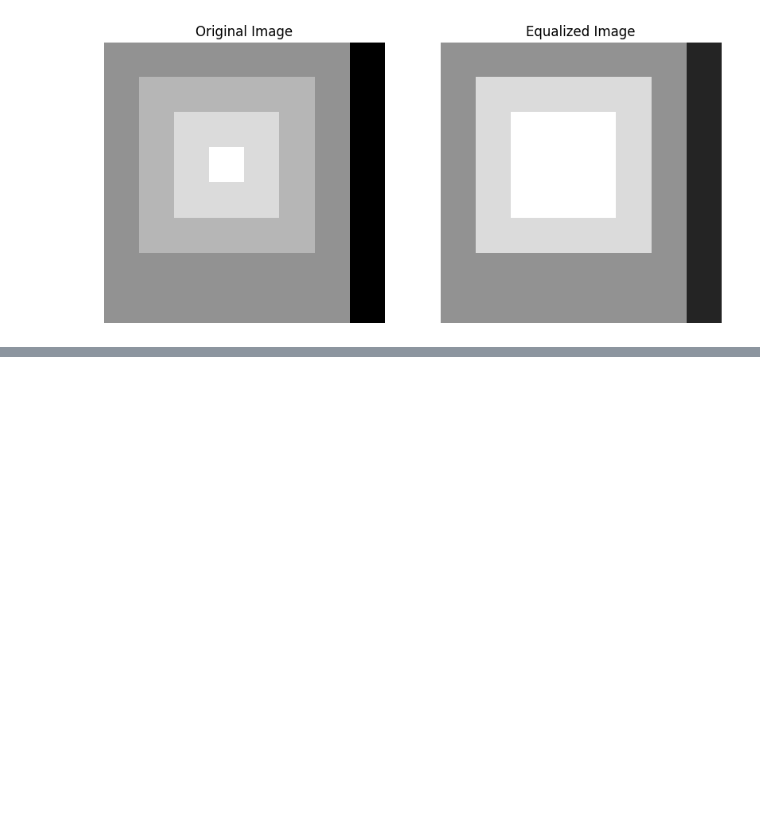
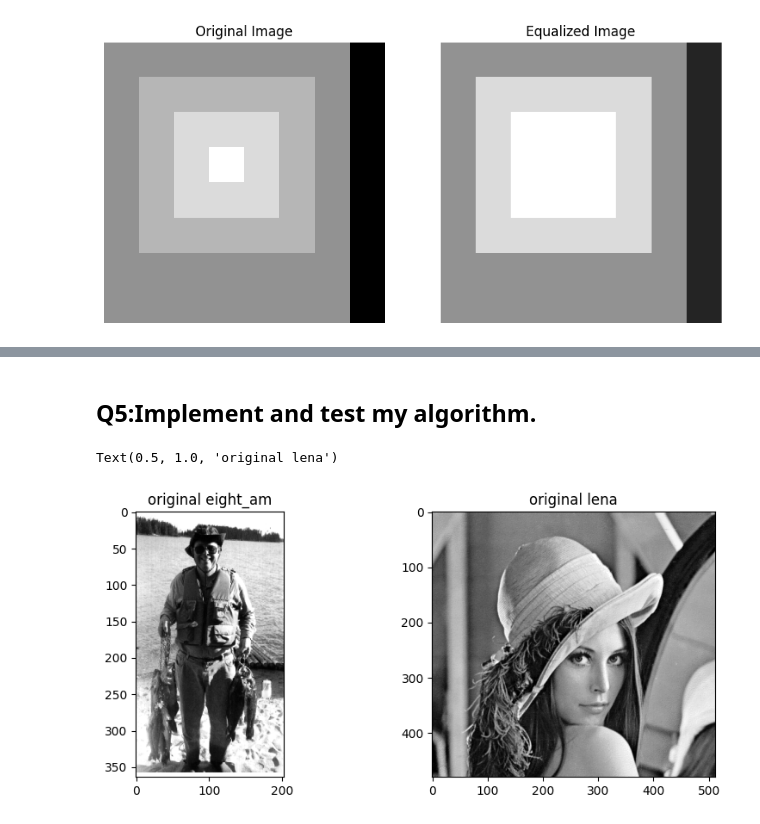
Before and after one commit to Esmtra/Master-s-Degree-Courses, a Jupyter notebook: CSE-617/Assignment 1/Assignment_imp.ipynb, the cells around one changed output, grey strips where cells are left out. Drawn from its saved outputs; the diff is of its cells as text; code cells hidden in the pictures; blank space fills up the shorter version.

```diff
--- a/CSE-617/Assignment 1/Assignment_imp.ipynb
+++ b/CSE-617/Assignment 1/Assignment_imp.ipynb
@@ -48,0 +107,31 @@ plt.show()
+# %% [markdown]
+## Q5:Implement and test my algorithm.
+# %%
+import cv2
+import numpy as np
+import matplotlib.pyplot as plt
+from skimage import exposure
+
+# Function to plot histograms for visualizing the solution
+def plot_histogram(image, title):
+    plt.hist(image.ravel(), bins=256, range=(0, 256), color='gray')
+    plt.title(title)
+    plt.xlabel("Pixel Intensity")
+    plt.ylabel("Frequency")
+
+
+# Load the images in grayscale
+eight_am = cv2.imread("EightAM.png", cv2.IMREAD_GRAYSCALE)
+lena = cv2.imread("LENA.png", cv2.IMREAD_GRAYSCALE)
+
+# Display the original images
+plt.figure(figsize=(10, 4))
+plt.subplot(1, 2,1)
+plt.imshow(eight_am, cmap='gray')
+plt.title("original eight_am")
+plt.subplot(1, 2, 2)
+plt.imshow(lena, cmap='gray')
+plt.title("original lena")
+# %% [output]
+Text(0.5, 1.0, 'original lena')
+[figure, added]
```
Also changed, not shown: parts of 10 cells of this notebook, 3 other files.
